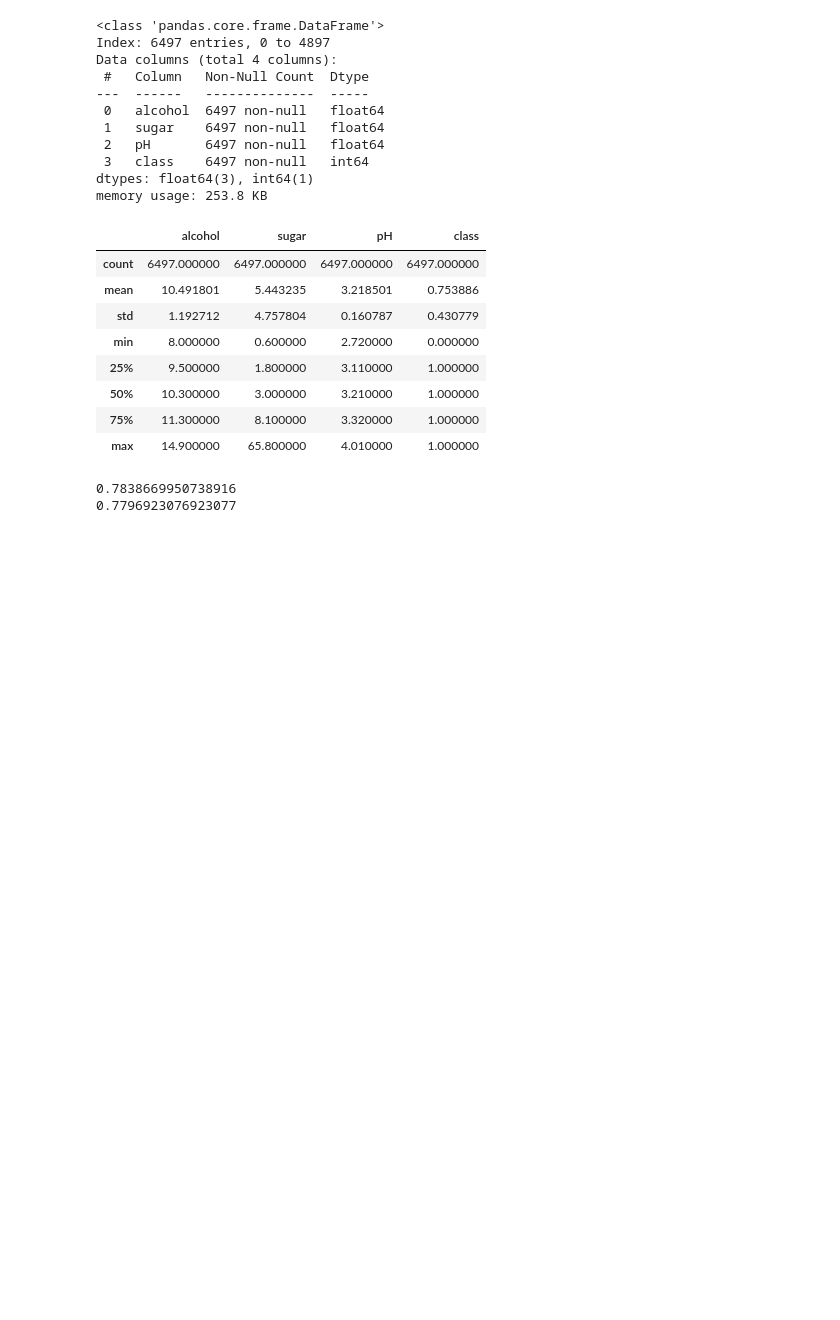
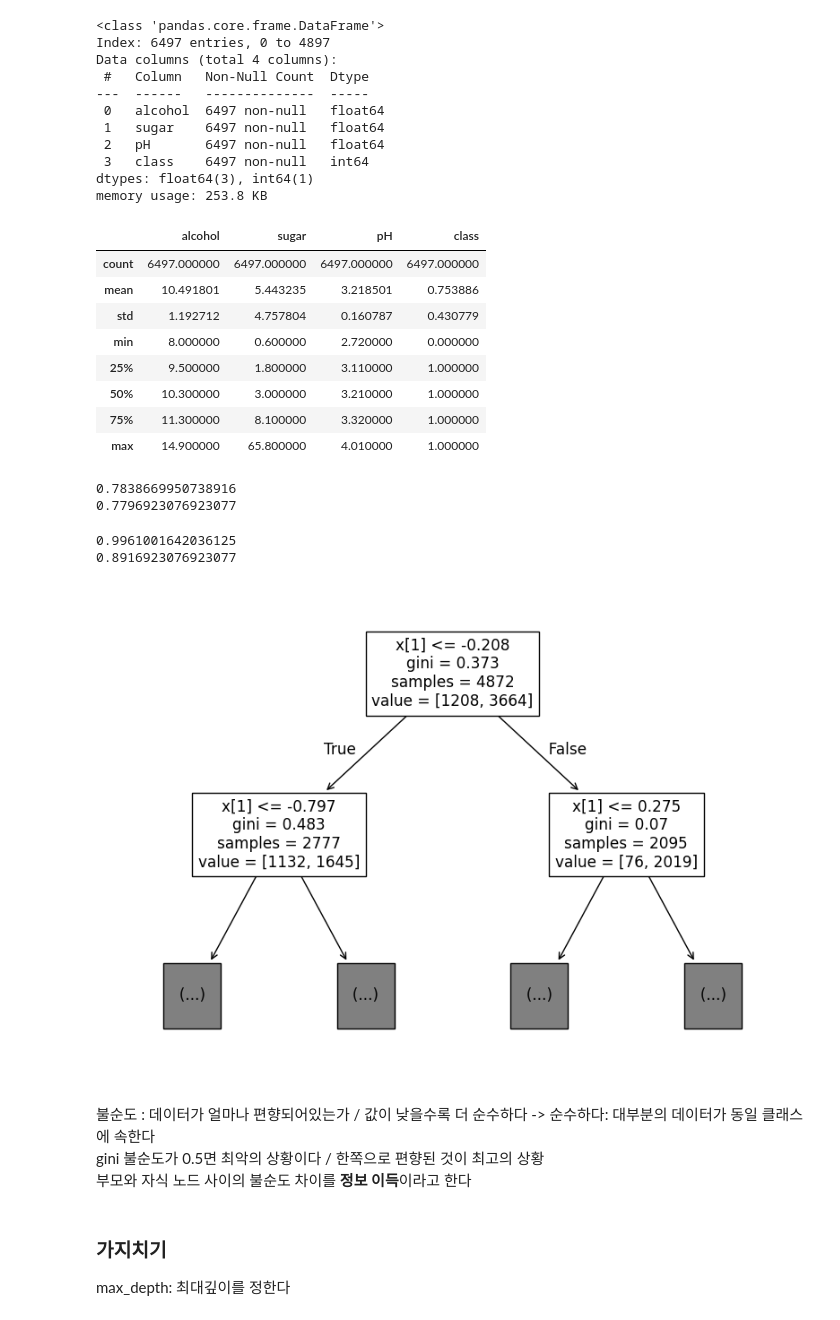
Before and after one commit to Chojungseok/ML, a Jupyter notebook: 5-1.ipynb, the cells around one changed output. Drawn from its saved outputs; the diff is of its cells as text; code cells hidden in the pictures; blank space fills up the shorter version.

```diff
--- a/5-1.ipynb
+++ b/5-1.ipynb
@@ -90,3 +90,32 @@ print(lr.score(test_scaled, test_target))
 # %% [output]
 0.7838669950738916
 0.7796923076923077
+# %%
+from sklearn.tree import DecisionTreeClassifier
+
+dt = DecisionTreeClassifier(max_depth=20)
+dt.fit(train_scaled, train_target)
+
+print(dt.score(train_scaled, train_target))
+print(dt.score(test_scaled, test_target))
+# %% [output]
+0.9961001642036125
+0.8916923076923077
+# %%
+import matplotlib.pyplot as plt
+from sklearn.tree import plot_tree
+
+plt.figure(figsize=(10,7))
+plot_tree(dt, max_depth= 1)
+plt.show()
+
+#### decision tree에서는 정규화를 굳이 할 필요는 없다
+# %% [output]
+[figure, added]
+# %% [markdown]
+불순도 : 데이터가 얼마나 편향되어있는가 / 값이 낮을수록 더 순수하다 -> 순수하다: 대부분의 데이터가 동일 클래스에 속한다
+gini 불순도가 0.5면 최악의 상황이다 / 한쪽으로 편향된 것이 최고의 상황
+부모와 자식 노드 사이의 불순도 차이를 **정보 이득**이라고 한다
+# %% [markdown]
+### 가지치기
+max_depth: 최대깊이를 정한다
```
Also changed, not shown: 1 other file.
